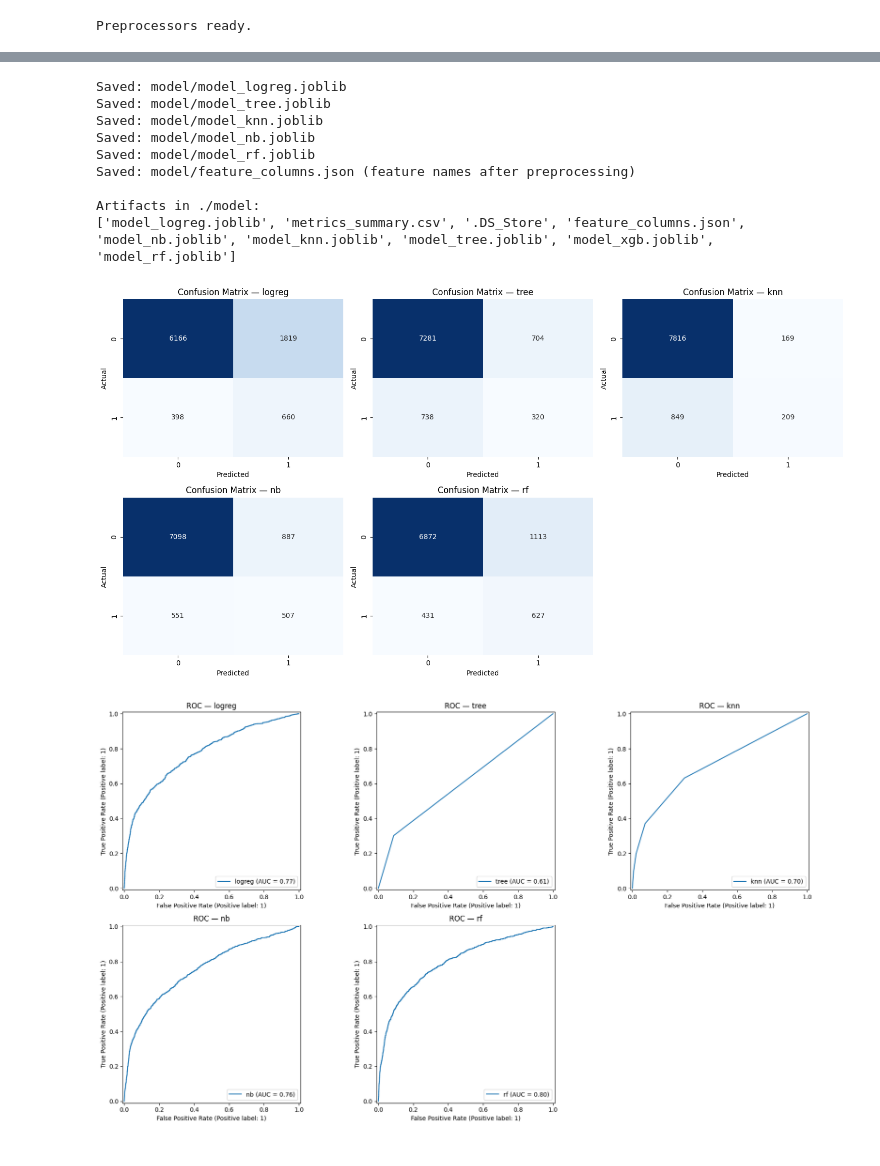
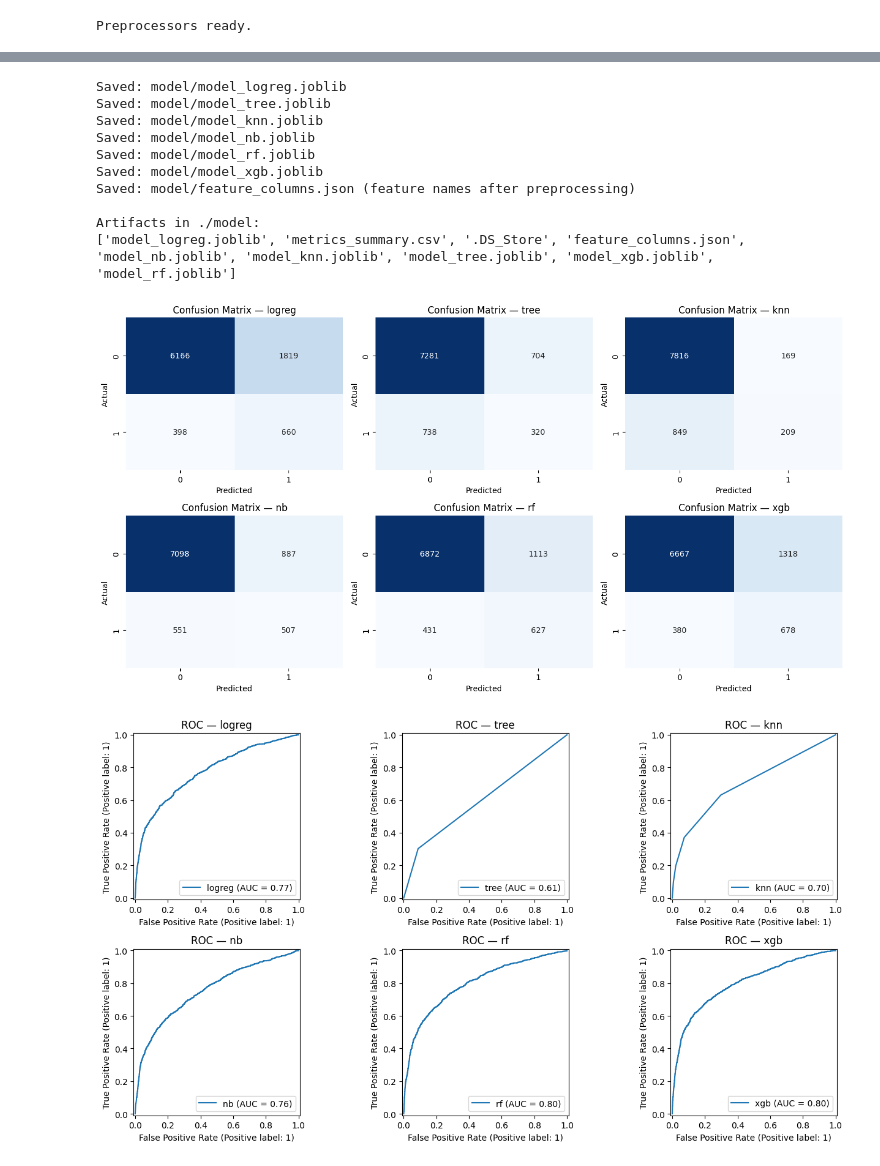
Before and after one commit to cd0130/bank-marketing-project, a Jupyter notebook: model_building.ipynb, the cells around one changed output, grey strips where cells are left out. Saved outputs shown, nothing was run; the diff lists cells and outputs as text; code cells hidden in the pictures.

```diff
--- a/model_building.ipynb
+++ b/model_building.ipynb
@@ -230,10 +237,12 @@ preprocess_basic = ColumnTransformer(
     sparse_threshold=0
 )
 
-def get_feature_names(preproc, X_sample):
-    preproc.fit(X_sample)
+
+def get_feature_names_from_fitted_preprocessor(fitted_preproc):
+    if hasattr(fitted_preproc, "get_feature_names_out"):
+        return list(fitted_preproc.get_feature_names_out())
     names = []
-    for name, trans, cols, *_ in preproc.transformers_:
+    for name, trans, cols in fitted_preproc.transformers_:
         if name == "remainder":
             continue
         if hasattr(trans, "named_steps") and "ohe" in trans.named_steps:
@@ -244,6 +253,7 @@ def get_feature_names(preproc, X_sample):
         else:
             names.extend(list(cols))
     return names
+
 print('Preprocessors ready.')
 # %% [output]
 Preprocessors ready.
@@ -400,7 +412,7 @@ Saved: model/metrics_summary.csv
 for name, pipe in trained.items():
     out_path = f"model/model_{name}.joblib"
     # Use compression: xz yields smaller files; zlib (int) is faster
-    if name in ("rf", "knn"):  # typically the big ones
+    if name in ("rf", "knn", "xgb"):  # typically the big ones
         joblib.dump(pipe, out_path, compress=("xz", 3))
     else:
         joblib.dump(pipe, out_path, compress=3)
@@ -408,8 +420,11 @@ for name, pipe in trained.items():
 
 
 # save feature columns from any trained pipeline (use the first)
+
 first_model = next(iter(trained.values()))
-feat_names = get_feature_names(first_model.named_steps["prep"], X_train)
+fitted_preproc = first_model.named_steps["prep"]
+
+feat_names = get_feature_names_from_fitted_preprocessor(fitted_preproc)
 with open("model/feature_columns.json", "w") as f:
     json.dump({"features": feat_names}, f, indent=2)
 print("Saved: model/feature_columns.json (feature names after preprocessing)")
@@ -422,6 +437,7 @@ Saved: model/model_tree.joblib
 Saved: model/model_knn.joblib
 Saved: model/model_nb.joblib
 Saved: model/model_rf.joblib
+Saved: model/model_xgb.joblib
 Saved: model/feature_columns.json (feature names after preprocessing)
 
 Artifacts in ./model:
@@ -435,7 +451,7 @@ def plot_confusion_matrices_grid(trained, X_test, y_test, max_cols=3, cmap="Blue
     cols = min(max_cols, m)
     rows = math.ceil(m / cols)
 
-    fig, axes = plt.subplots(rows, cols, figsize=(5*cols, 4*rows))
+    fig, axes = plt.subplots(rows, cols, figsize=(4.5*cols, 3.6*rows))
     axes = np.array(axes).reshape(rows, cols)
 
     for i, name in enumerate(names):
@@ -460,54 +476,58 @@ def plot_confusion_matrices_grid(trained, X_test, y_test, max_cols=3, cmap="Blue
 # Call it
 plot_confusion_matrices_grid(trained, X_test, y_test, max_cols=3)
 # %% [output]
-[figure, old version]
+[figure, new version]
 # %%
 # Visualization: ROC Curves
-def plot_roc_curves_grid(trained, X_test, y_test, n_classes, max_cols=3):
+
+def plot_roc_curves_grid(trained, X_test, y_test, max_cols=3):
+    # Keep only models that expose predict_proba
     names = [n for n, p in trained.items() if hasattr(p, "predict_proba")]
     if not names:
         print("No models support predict_proba — skipping ROC grid.")
         return
 
     m = len(names)
     cols = min(max_cols, m)
     rows = math.ceil(m / cols)
 
-    fig, axes = plt.subplots(rows, cols, figsize=(6*cols, 5*rows))
+    fig, axes = plt.subplots(rows, cols, figsize=(4.5 * cols, 3.6 * rows))
     axes = np.array(axes).reshape(rows, cols)
 
     for i, name in enumerate(names):
         r, c = divmod(i, cols)
         ax = axes[r, c]
         pipe = trained[name]
-        y_proba = pipe.predict_proba(X_test)
 
-        if n_classes == 2:
-            RocCurveDisplay.from_predictions(y_test, y_proba[:, 1], name=name, ax=ax)
-            ax.set_title(f"ROC — {name}")
+        try:
+            proba = pipe.predict_proba(X_test)
+        except Exception as e:
+            ax.axis("off")
+            ax.set_title(f"ROC — {name}\n(predict_proba failed)")
+            continue
+
+        # Accept either 2D proba (use positive class column) or 1D scores
+        if isinstance(proba, np.ndarray) and proba.ndim == 2 and proba.shape[1] >= 2:
+            scores = proba[:, 1]
         else:
-            # One-vs-Rest per class
-            for cls in range(n_classes):
-                RocCurveDisplay.from_predictions(
-                    (y_test == cls).astype(int),
-                    y_proba[:, cls],
-                    name=f"Class {cls}",
-                    ax=ax
-                )
-            ax.set_title(f"ROC (OvR) — {name}")
+            scores = proba
 
-    # Hide unused axes
-    for j in range(m, rows*cols):
+        RocCurveDisplay.from_predictions(y_test, scores, name=name, ax=ax)
+        ax.set_title(f"ROC — {name}")
+
+    # Hide any unused axes
+    for j in range(m, rows * cols):
         r, c = divmod(j, cols)
         axes[r, c].axis("off")
 
     plt.tight_layout()
     plt.show()
 
+
 # Call it
-plot_roc_curves_grid(trained, X_test, y_test, n_classes, max_cols=3)
+plot_roc_curves_grid(trained, X_test, y_test, max_cols=3)
 # %% [output]
-[figure, old version]
+[figure, new version]
 # %%
 # Visualization: Precision-Recall Curves
 
```
Also changed, not shown: parts of 9 cells of this notebook.
